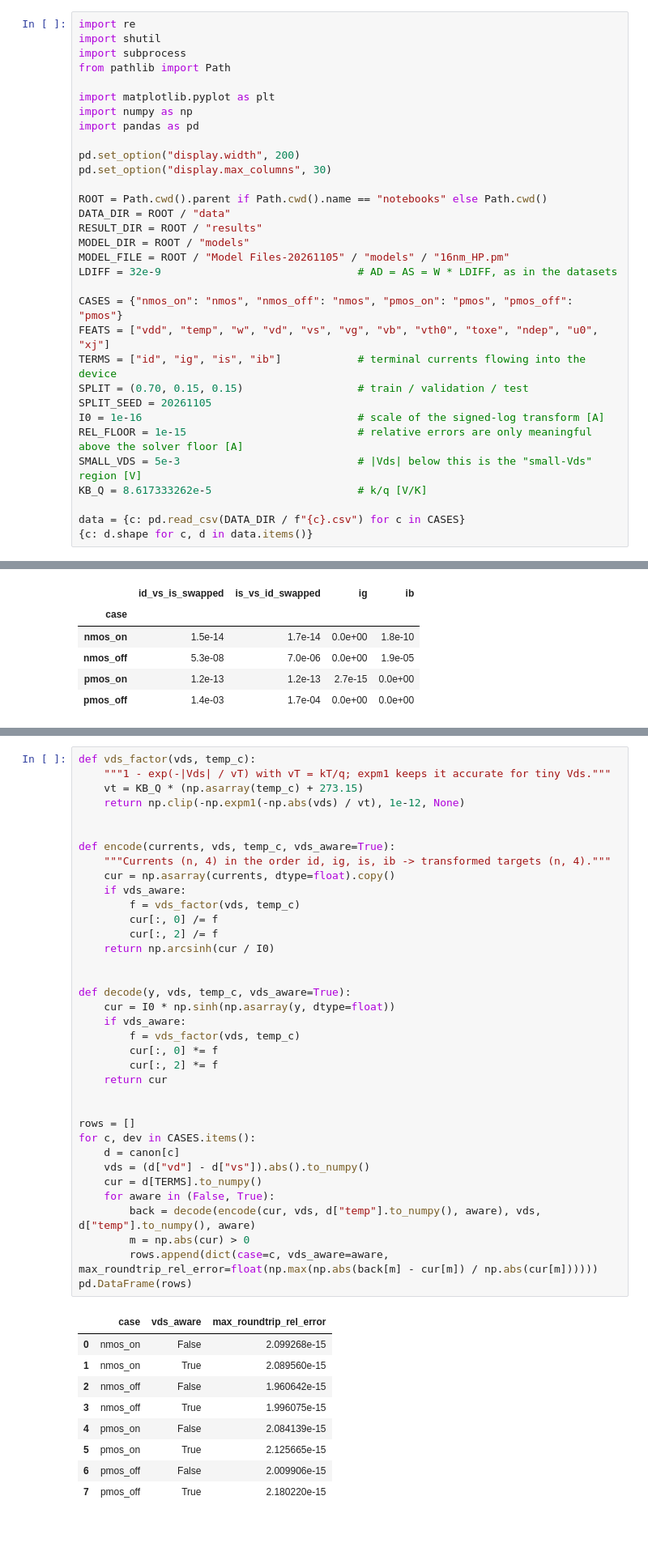
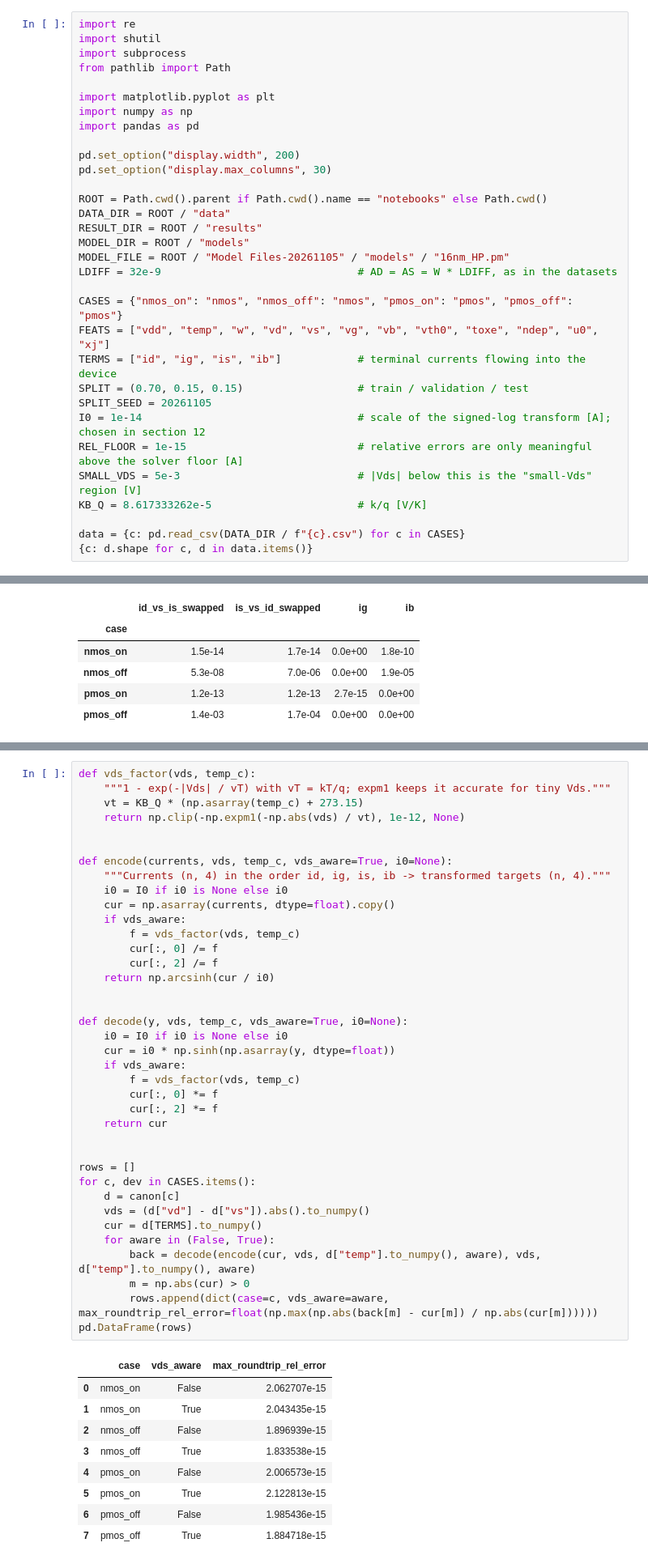
Before and after one commit to rtvk2/dvd-leakage-estimation, a Jupyter notebook: notebooks/03_train.ipynb, the cells around one changed output, grey strips where cells are left out. Shown at 81% size. Cells and saved outputs as stored; diff of their text form; blank space fills up the shorter version.

```diff
--- a/notebooks/03_train.ipynb
+++ b/notebooks/03_train.ipynb
@@ -36,7 +36,7 @@ FEATS = ["vdd", "temp", "w", "vd", "vs", "vg", "vb", "vth0", "toxe", "ndep", "u0
 TERMS = ["id", "ig", "is", "ib"]            # terminal currents flowing into the device
 SPLIT = (0.70, 0.15, 0.15)                  # train / validation / test
 SPLIT_SEED = 20261105
-I0 = 1e-16                                  # scale of the signed-log transform [A]
+I0 = 1e-14                                  # scale of the signed-log transform [A]; chosen in section 12
 REL_FLOOR = 1e-15                           # relative errors are only meaningful above the solver floor [A]
 SMALL_VDS = 5e-3                            # |Vds| below this is the "small-Vds" region [V]
 KB_Q = 8.617333262e-5                       # k/q [V/K]
@@ -179,45 +179,47 @@ def vds_factor(vds, temp_c):
     return np.clip(-np.expm1(-np.abs(vds) / vt), 1e-12, None)
 
 
-def encode(currents, vds, temp_c, vds_aware=True):
+def encode(currents, vds, temp_c, vds_aware=True, i0=None):
     """Currents (n, 4) in the order id, ig, is, ib -> transformed targets (n, 4)."""
+    i0 = I0 if i0 is None else i0
     cur = np.asarray(currents, dtype=float).copy()
     if vds_aware:
         f = vds_factor(vds, temp_c)
         cur[:, 0] /= f
         cur[:, 2] /= f
-    return np.arcsinh(cur / I0)
+    return np.arcsinh(cur / i0)
 
 
-def decode(y, vds, temp_c, vds_aware=True):
-    cur = I0 * np.sinh(np.asarray(y, dtype=float))
+def decode(y, vds, temp_c, vds_aware=True, i0=None):
+    i0 = I0 if i0 is None else i0
+    cur = i0 * np.sinh(np.asarray(y, dtype=float))
     if vds_aware:
         f = vds_factor(vds, temp_c)
         cur[:, 0] *= f
         cur[:, 2] *= f
     return cur
 
 
 rows = []
 for c, dev in CASES.items():
     d = canon[c]
     vds = (d["vd"] - d["vs"]).abs().to_numpy()
     cur = d[TERMS].to_numpy()
     for aware in (False, True):
         back = decode(encode(cur, vds, d["temp"].to_numpy(), aware), vds, d["temp"].to_numpy(), aware)
         m = np.abs(cur) > 0
         rows.append(dict(case=c, vds_aware=aware, max_roundtrip_rel_error=float(np.max(np.abs(back[m] - cur[m]) / np.abs(cur[m])))))
 pd.DataFrame(rows)
 # %% [output]
 |  | case | vds_aware | max_roundtrip_rel_error |
-| 0 | nmos_on | False | 2.099268e-15 |
-| 1 | nmos_on | True | 2.089560e-15 |
-| 2 | nmos_off | False | 1.960642e-15 |
-| 3 | nmos_off | True | 1.996075e-15 |
-| 4 | pmos_on | False | 2.084139e-15 |
-| 5 | pmos_on | True | 2.125665e-15 |
-| 6 | pmos_off | False | 2.009906e-15 |
-| 7 | pmos_off | True | 2.180220e-15 |
+| 0 | nmos_on | False | 2.062707e-15 |
+| 1 | nmos_on | True | 2.043435e-15 |
+| 2 | nmos_off | False | 1.896939e-15 |
+| 3 | nmos_off | True | 1.833538e-15 |
+| 4 | pmos_on | False | 2.006573e-15 |
+| 5 | pmos_on | True | 2.122813e-15 |
+| 6 | pmos_off | False | 1.985436e-15 |
+| 7 | pmos_off | True | 1.884718e-15 |
 # %%
 fig, ax = plt.subplots(2, 4, figsize=(16, 6.5), sharex=True)
 slopes = []
```
Also changed, not shown: parts of 48 cells of this notebook, 6 other files.
